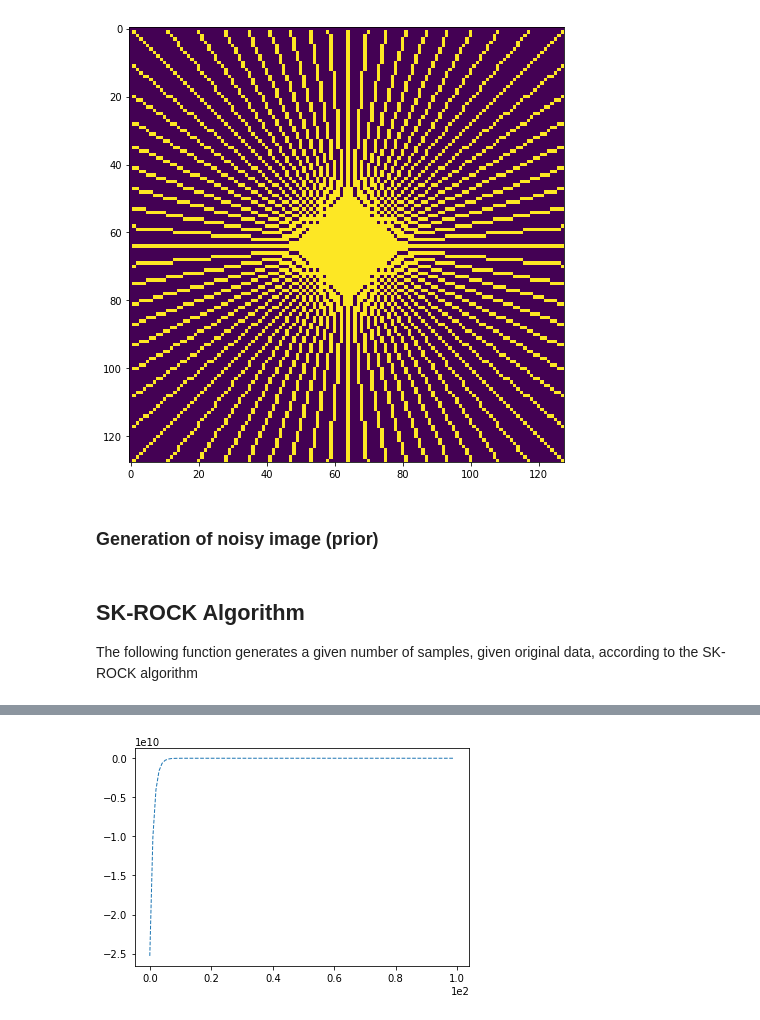
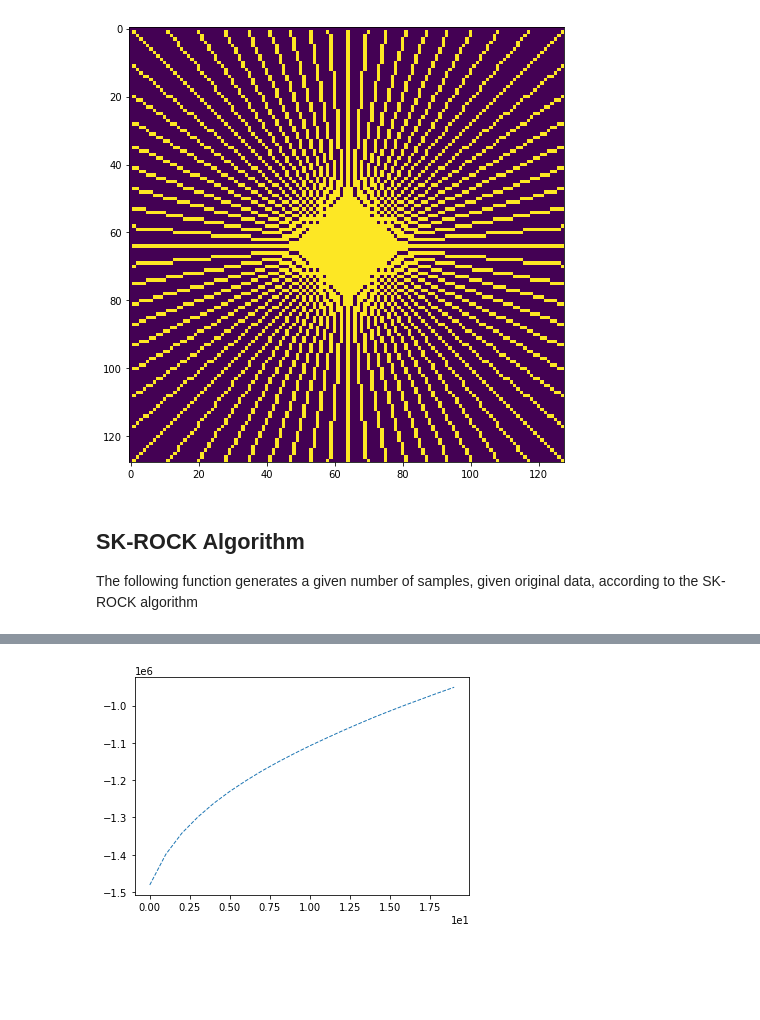
Before and after one commit to tbemsi/sk-rock, a Jupyter notebook: SK-ROCK.ipynb, the cells around one changed output, grey strips where cells are left out. Saved outputs shown, nothing was run; the diff lists cells and outputs as text; code cells hidden in the pictures; blank space fills up the shorter version.

```diff
--- a/SK-ROCK.ipynb
+++ b/SK-ROCK.ipynb
@@ -46,8 +55,15 @@ astropy        : >=3.0.0   - required | 2.0.4     installed
 # %% [markdown]
 The image we will be working with for the purposes of this project is the [Shepp Logan phantom](https://en.wikipedia.org/wiki/Shepp%E2%80%93Logan_phantom), and so we load it in the next cell.
 # %%
-fig =plt.figure(figsize=(10,8))
-phantom = np.load('phantom.npy')
-plt.imshow(phantom)
-plt.show()
+# fig =plt.figure(figsize=(10,8))
+image = np.load('phantom.npy')
+# plt.imshow(phantom)
+# plt.show()
+
+# Loading input data
+# image = get_sample_data('2d-mri')
+# Obtain K-Space Cartesian Mask
+#mask = get_sample_data("cartesian-mri-mask")
+plt.imshow(image)
+#type(image[0,0])
 # %% [output]
@@ -68,14 +79,10 @@ plt.imshow(mask)
 plt.show()
 # %% [output]
 [figure]
-# %% [markdown]
-### Generation of noisy image (prior)
-# %%
-## generate 'y'
-sigma = 1e-3/np.sqrt(2)
-transformed_data = fourier_op.op(phantom)
-#y = transformed_data + sigma*(np.random.randn(transformed_data.size)+
-#                             1j*np.random.randn(transformed_data.size))
+# %%
+kspace_loc = convert_mask_to_locations(np.fft.fftshift(mask.data))
+fourier_op = FFT2(samples=kspace_loc, shape=image.shape)
+kspace_data = fourier_op.op(image)
 # %% [markdown]
 ## SK-ROCK Algorithm
 
@@ -93,7 +100,8 @@ def sk_rock(observations, num_samples, sigma=1e-3/np.sqrt(2), num_stages=10, eta
      - num_stages: number of internal Runge-Kutta stages
 
     OUTPUTS:
-     - the total-variation proximal operator of the image
+     - logPiTraces: array containing the values of logPi
+     - data[-1]: the reconstructed image
 
     """
     alpha = 5e-4/sigma**2 # hyperparameter of prior
@@ -151,13 +159,13 @@ def sk_rock(observations, num_samples, sigma=1e-3/np.sqrt(2), num_stages=10, eta
             K[j] = -mu *step_size*gradU(K[j-1])+ nu*K[j-1]+ kappa*K[j-2]
         data[i+1] = K[num_stages-1]
         logPiTraces[i+1] = logPi(data[i+1])
-    return logPiTraces, data
+    return logPiTraces, abs(data[-1])
 # %%
-num_samples = 100 #Generation of samples
+num_samples = 20 #Generation of samples
 logPiTraces, images = sk_rock(kspace_data, num_samples)
 plt.plot(range(num_samples),logPiTraces, linewidth=1, ls='--')
 plt.ticklabel_format(axis='both', style='sci', scilimits=(-24, -7))
 plt.show()
 # %% [output]
 [interactive output not drawn]
-[figure, old version]
+[figure, new version]
```
Also changed, not shown: parts of 16 cells of this notebook.
